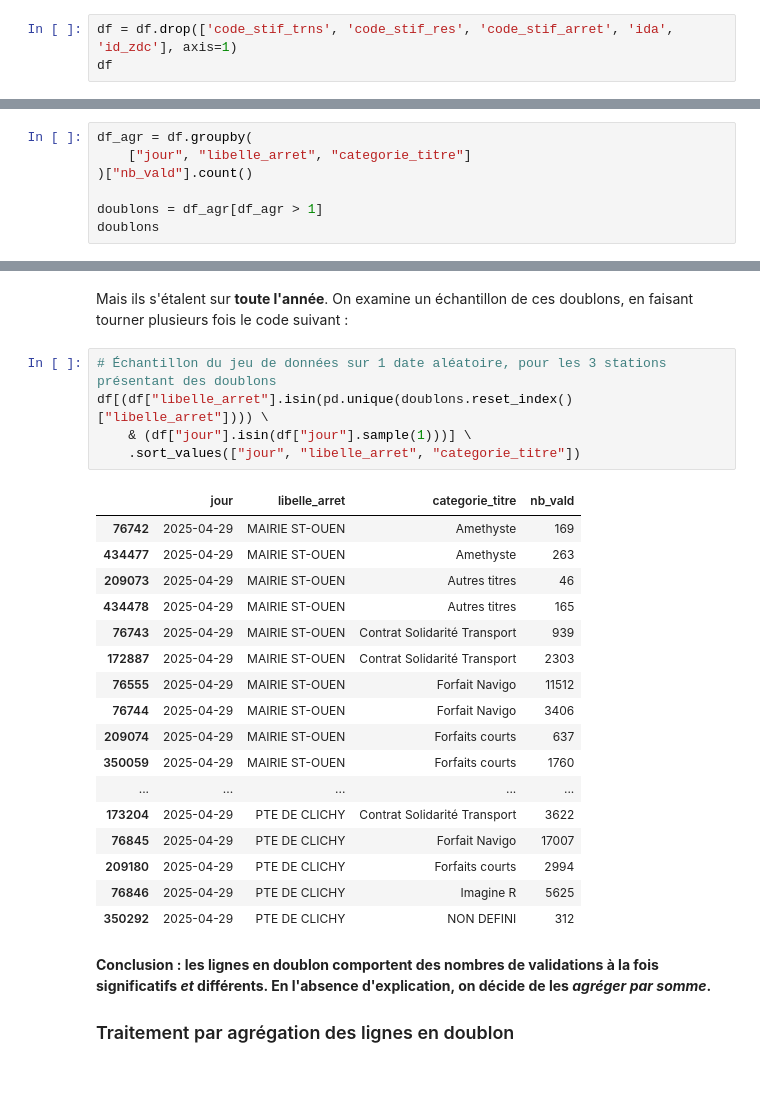
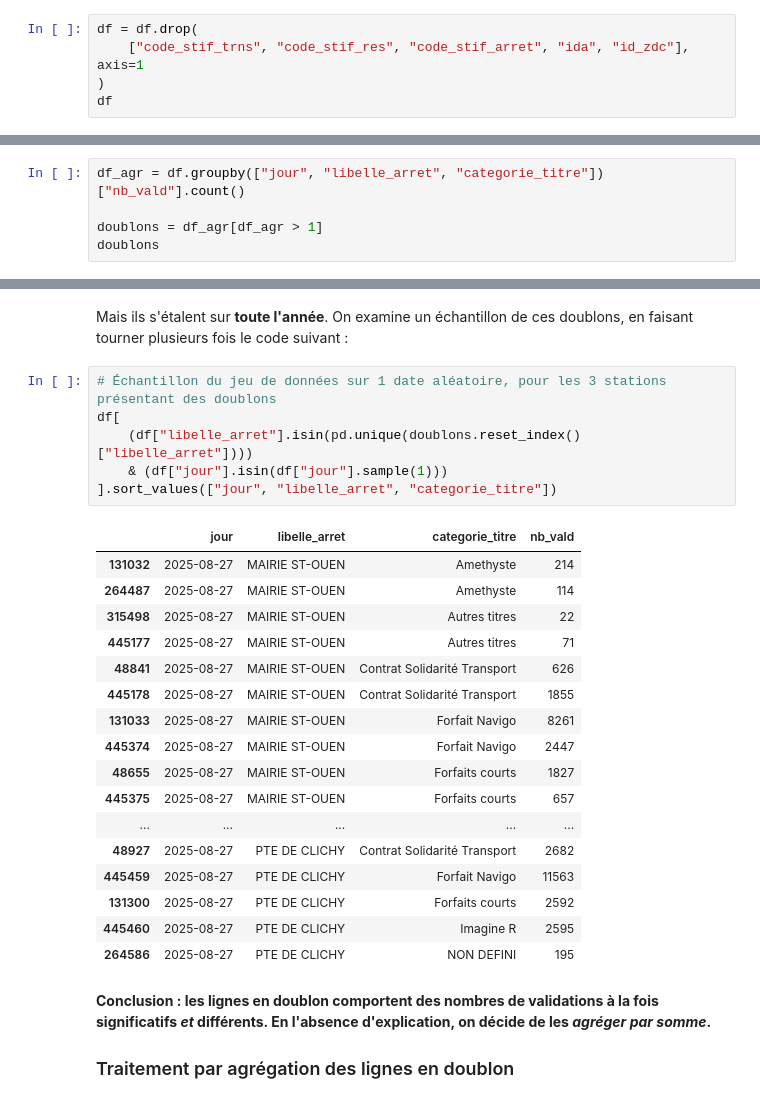
Before and after one commit to jj-cnam/stations_metro_frequentation_jj, a Jupyter notebook: notebooks/exploration.ipynb, the cells around one changed output, grey strips where cells are left out. Drawn from its saved outputs; the diff is of its cells as text.

```diff
--- a/notebooks/exploration.ipynb
+++ b/notebooks/exploration.ipynb
@@ -396,7 +395,9 @@ df['nb_vald'].groupby(df['categorie_titre']).describe()
 
 ### Suppression des colonnes inutiles
 # %%
-df = df.drop(['code_stif_trns', 'code_stif_res', 'code_stif_arret', 'ida', 'id_zdc'], axis=1)
+df = df.drop(
+    ["code_stif_trns", "code_stif_res", "code_stif_arret", "ida", "id_zdc"], axis=1
+)
 df
 # %% [output]
 |  | jour | libelle_arret | categorie_titre | nb_vald |
@@ -417,9 +418,7 @@ df
 
 Le jeu données ne devrait *théoriquement* plus comporter de **doublons (même jour, même arrêt, même catégorie de titre)**, mais il faut le verifier :
 # %%
-df_agr = df.groupby(
-    ["jour", "libelle_arret", "categorie_titre"]
-)["nb_vald"].count()
+df_agr = df.groupby(["jour", "libelle_arret", "categorie_titre"])["nb_vald"].count()
 
 doublons = df_agr[df_agr > 1]
 doublons
@@ -469,27 +468,28 @@ Mais ils s'étalent sur **toute l'année**.
 On examine un échantillon de ces doublons, en faisant tourner plusieurs fois le code suivant :
 # %%
 # Échantillon du jeu de données sur 1 date aléatoire, pour les 3 stations présentant des doublons
-df[(df["libelle_arret"].isin(pd.unique(doublons.reset_index()["libelle_arret"]))) \
-    & (df["jour"].isin(df["jour"].sample(1)))] \
-    .sort_values(["jour", "libelle_arret", "categorie_titre"])
+df[
+    (df["libelle_arret"].isin(pd.unique(doublons.reset_index()["libelle_arret"])))
+    & (df["jour"].isin(df["jour"].sample(1)))
+].sort_values(["jour", "libelle_arret", "categorie_titre"])
 # %% [output]
 |  | jour | libelle_arret | categorie_titre | nb_vald |
-| 76742 | 2025-04-29 | MAIRIE ST-OUEN | Amethyste | 169 |
-| 434477 | 2025-04-29 | MAIRIE ST-OUEN | Amethyste | 263 |
-| 209073 | 2025-04-29 | MAIRIE ST-OUEN | Autres titres | 46 |
-| 434478 | 2025-04-29 | MAIRIE ST-OUEN | Autres titres | 165 |
-| 76743 | 2025-04-29 | MAIRIE ST-OUEN | Contrat Solidarité Transport | 939 |
-| 172887 | 2025-04-29 | MAIRIE ST-OUEN | Contrat Solidarité Transport | 2303 |
-| 76555 | 2025-04-29 | MAIRIE ST-OUEN | Forfait Navigo | 11512 |
-| 76744 | 2025-04-29 | MAIRIE ST-OUEN | Forfait Navigo | 3406 |
-| 209074 | 2025-04-29 | MAIRIE ST-OUEN | Forfaits courts | 637 |
-| 350059 | 2025-04-29 | MAIRIE ST-OUEN | Forfaits courts | 1760 |
+| 131032 | 2025-08-27 | MAIRIE ST-OUEN | Amethyste | 214 |
+| 264487 | 2025-08-27 | MAIRIE ST-OUEN | Amethyste | 114 |
+| 315498 | 2025-08-27 | MAIRIE ST-OUEN | Autres titres | 22 |
+| 445177 | 2025-08-27 | MAIRIE ST-OUEN | Autres titres | 71 |
+| 48841 | 2025-08-27 | MAIRIE ST-OUEN | Contrat Solidarité Transport | 626 |
+| 445178 | 2025-08-27 | MAIRIE ST-OUEN | Contrat Solidarité Transport | 1855 |
+| 131033 | 2025-08-27 | MAIRIE ST-OUEN | Forfait Navigo | 8261 |
+| 445374 | 2025-08-27 | MAIRIE ST-OUEN | Forfait Navigo | 2447 |
+| 48655 | 2025-08-27 | MAIRIE ST-OUEN | Forfaits courts | 1827 |
+| 445375 | 2025-08-27 | MAIRIE ST-OUEN | Forfaits courts | 657 |
 | ... | ... | ... | ... | ... |
-| 173204 | 2025-04-29 | PTE DE CLICHY | Contrat Solidarité Transport | 3622 |
-| 76845 | 2025-04-29 | PTE DE CLICHY | Forfait Navigo | 17007 |
-| 209180 | 2025-04-29 | PTE DE CLICHY | Forfaits courts | 2994 |
-| 76846 | 2025-04-29 | PTE DE CLICHY | Imagine R | 5625 |
-| 350292 | 2025-04-29 | PTE DE CLICHY | NON DEFINI | 312 |
+| 48927 | 2025-08-27 | PTE DE CLICHY | Contrat Solidarité Transport | 2682 |
+| 445459 | 2025-08-27 | PTE DE CLICHY | Forfait Navigo | 11563 |
+| 131300 | 2025-08-27 | PTE DE CLICHY | Forfaits courts | 2592 |
+| 445460 | 2025-08-27 | PTE DE CLICHY | Imagine R | 2595 |
+| 264586 | 2025-08-27 | PTE DE CLICHY | NON DEFINI | 195 |
 # %% [markdown]
 **Conclusion : les lignes en doublon comportent des nombres de validations à la fois significatifs *et* différents. En l'absence d'explication, on décide de les *agréger par somme*.**
 
```
Also changed, not shown: parts of 22 cells of this notebook, 5 other files.
